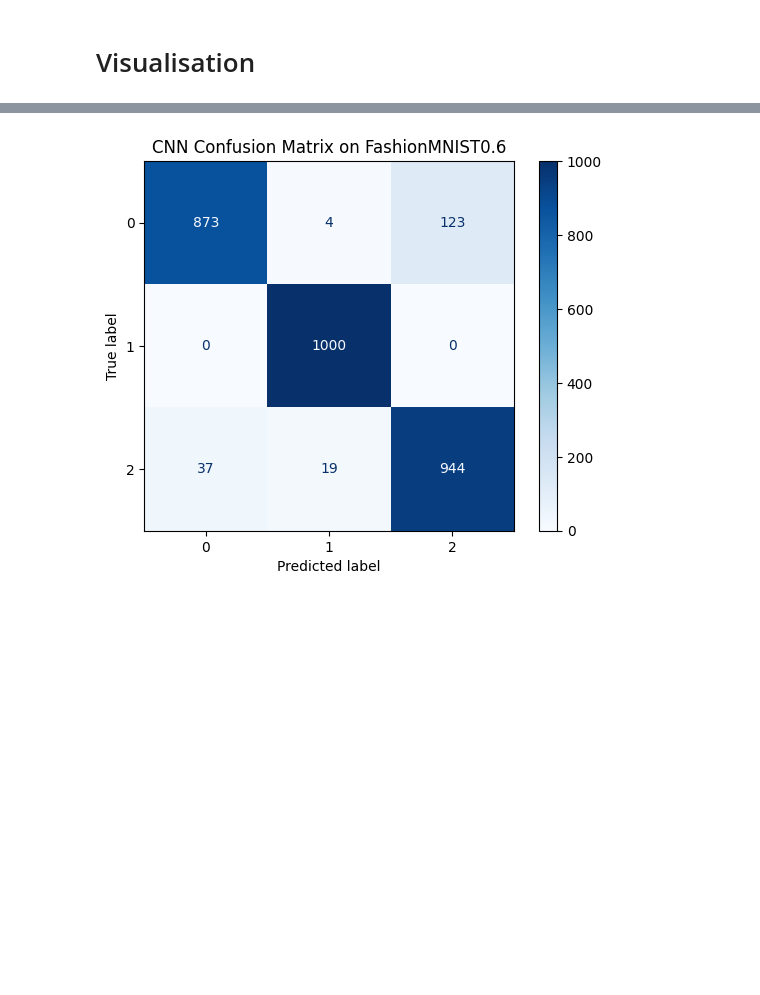
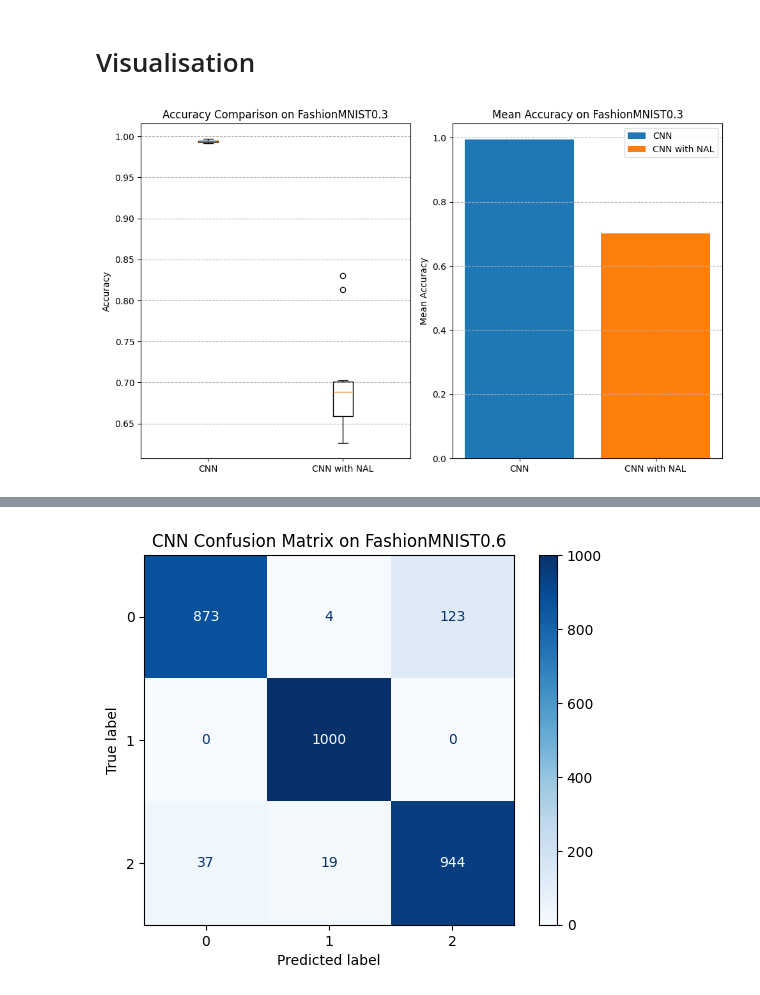
Before and after one commit to ywan4079/COMP5328_A2, a Jupyter notebook: dataset2_training (2).ipynb, the cells around one changed output, grey strips where cells are left out. Cells and saved outputs as stored; diff of their text form; code cells hidden in the pictures; blank space fills up the shorter version.

```diff
--- a/dataset2_training (2).ipynb
+++ b/dataset2_training (2).ipynb
@@ -112,4 +112,33 @@ Finished hybrid training.
 CNN Test Acc: 91.07%
 # %% [markdown]
 # Visualisation
+# %%
+import matplotlib.pyplot as plt
+import numpy as np
+import pandas as pd
+import pickle
+
+with open('results/cnn_fashionmnist0.3_acc_results.pkl', 'rb') as f:
+    cnn_acc_06 = pickle.load(f)
+
+with open('results/cnnwithnal_fashionmnist0.3_acc_results.pkl', 'rb') as f:
+    cnnwithnal_acc_06 = pickle.load(f)
+
+models   = ['CNN', "CNN with NAL"]
+
+fig, axs = plt.subplots(1, 2, figsize=(10, 6))
+axs[0].boxplot([cnn_acc_06, cnnwithnal_acc_06], labels=models)
+axs[0].set_title('Accuracy Comparison on FashionMNIST0.3')
+axs[0].set_ylabel('Accuracy')
+axs[0].grid(axis='y', linestyle='--')
+axs[1].bar(models, [np.mean(cnn_acc_06), np.mean(cnnwithnal_acc_06)], label=models, color=['tab:blue', 'tab:orange'])
+axs[1].set_title('Mean Accuracy on FashionMNIST0.3')
+axs[1].set_ylabel('Mean Accuracy')
+axs[1].grid(axis='y', linestyle='--')
+plt.legend(models)
+plt.tight_layout()
+plt.savefig("figures/mnist0.3_result.png", dpi=300)
+plt.show()
+# %% [output]
+[figure, added]
 # %%
```
Also changed, not shown: parts of 2 cells of this notebook, 1 other file.
